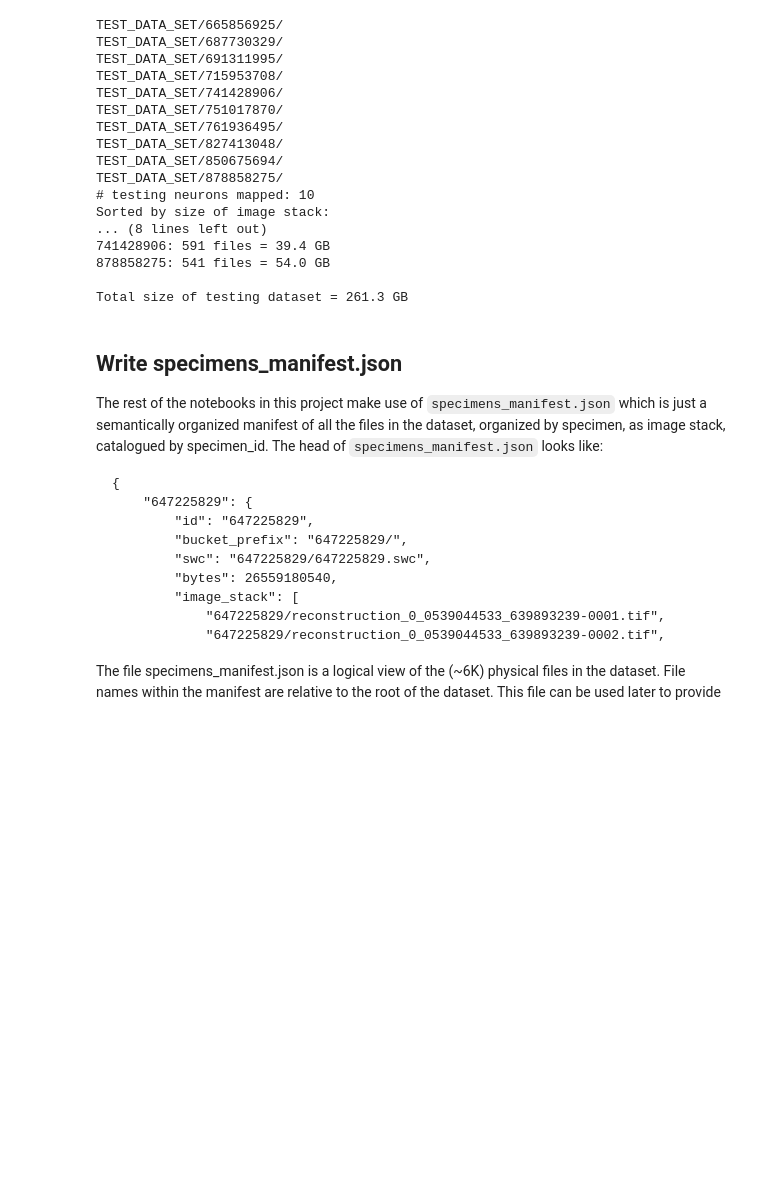
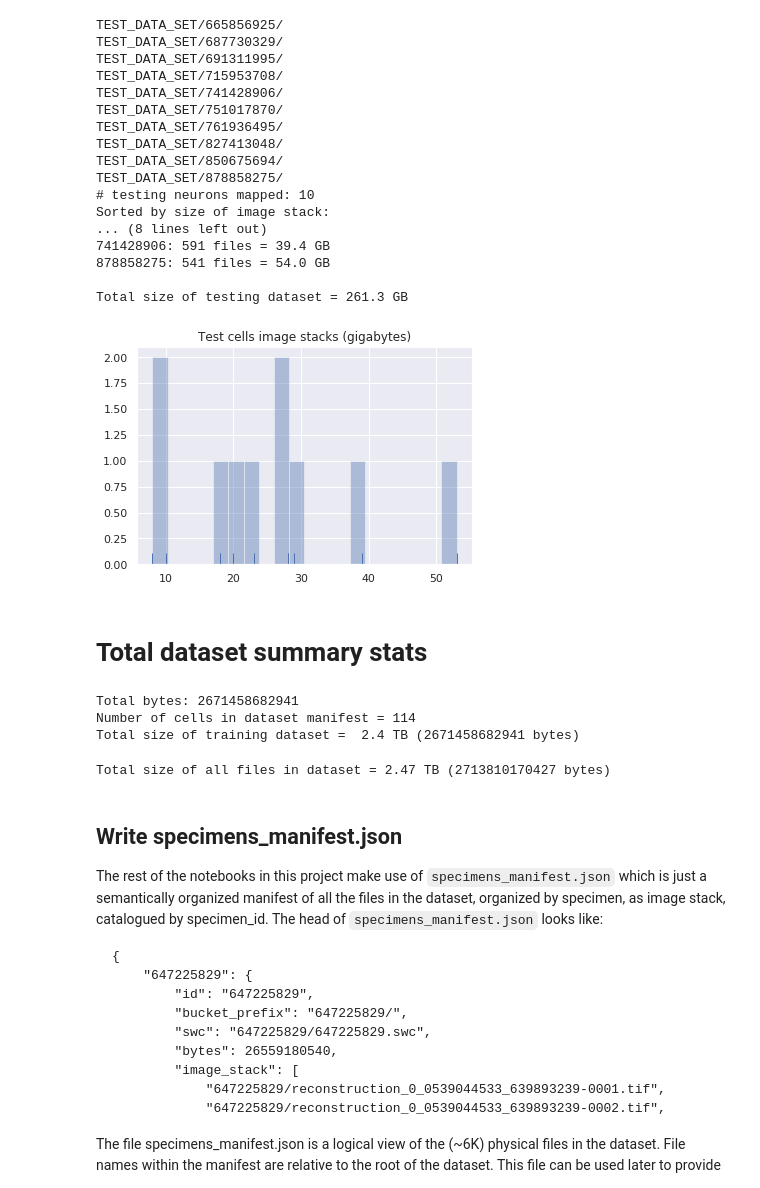
Before and after one commit to reconstrue/brightfield, a Jupyter notebook: dataset_manifest.ipynb, the cells around one changed output. Saved outputs shown, nothing was run; the diff lists cells and outputs as text; code cells hidden in the pictures; blank space fills up the shorter version.

```diff
--- a/dataset_manifest.ipynb
+++ b/dataset_manifest.ipynb
@@ -315,6 +338,48 @@ Sorted by size of image stack:
 878858275: 541 files = 54.0 GB
 
 Total size of testing dataset = 261.3 GB
+# %%
+# bitwize shift 30 converts bytes to gigabytes
+testing_cell_sizes = np.array([cell["size"]>>30 for cell in testing_neurons.values()])
+sizes_histogram = sns.distplot(testing_cell_sizes, bins=20, kde=False, rug=True).set_title("Test cells image stacks (gigabytes)")
+# %% [output]
+[figure, added]
+# %% [markdown]
+# Total dataset summary stats
+# %%
+# Note: specimen 741428906 is in both the training and testing datasets.
+# This next line will keep the testing one, with prefix = 'TEST_DATA_SET/741428906/'.
+# I.e. the training version of 741428906 is dropped from the manifest. We only
+# have 10 test neurons, don't want to lose one. Although not much of a test if
+# the answers are in the test question.
+all_specimens = { **training_neurons, ** testing_neurons}
+
+bytes_accum = 0
+for specimen_name in all_specimens:
+  specimen = all_specimens[specimen_name]
+  bytes_accum += specimen["size"]
+  # TODO: there must be a more elegant way to reduce an array in Python
+
+print("Total bytes: %s" % bytes_accum)
+
+
+grand_total_file_size, grand_total_file_unit = format_bytes(bytes_accum)
+print("Number of cells in dataset manifest = %d" % len(all_specimens))
+print("Total size of training dataset = " + '{:4.1f}'.format(grand_total_file_size) + " " + grand_total_file_unit + " (" + str(bytes_accum) + " bytes)")
+# %% [output]
+Total bytes: 2671458682941
+Number of cells in dataset manifest = 114
+Total size of training dataset =  2.4 TB (2671458682941 bytes)
+# %%
+# Double check those numbers: just total every single object
+total_bytes_for_all_objects = 0
+for s3_object in bucket.objects.all():
+  total_bytes_for_all_objects += s3_object.size
+
+recheck_size, recheck_unit = format_bytes(total_bytes_for_all_objects)
+print("Total size of all files in dataset = " + '{:4.2f}'.format(recheck_size) + " " + recheck_unit + " (" + str(total_bytes_for_all_objects) + " bytes)")
+# %% [output]
+Total size of all files in dataset = 2.47 TB (2713810170427 bytes)
 # %% [markdown]
 ## Write specimens_manifest.json
 
```
Also changed, not shown: parts of 12 cells of this notebook.
